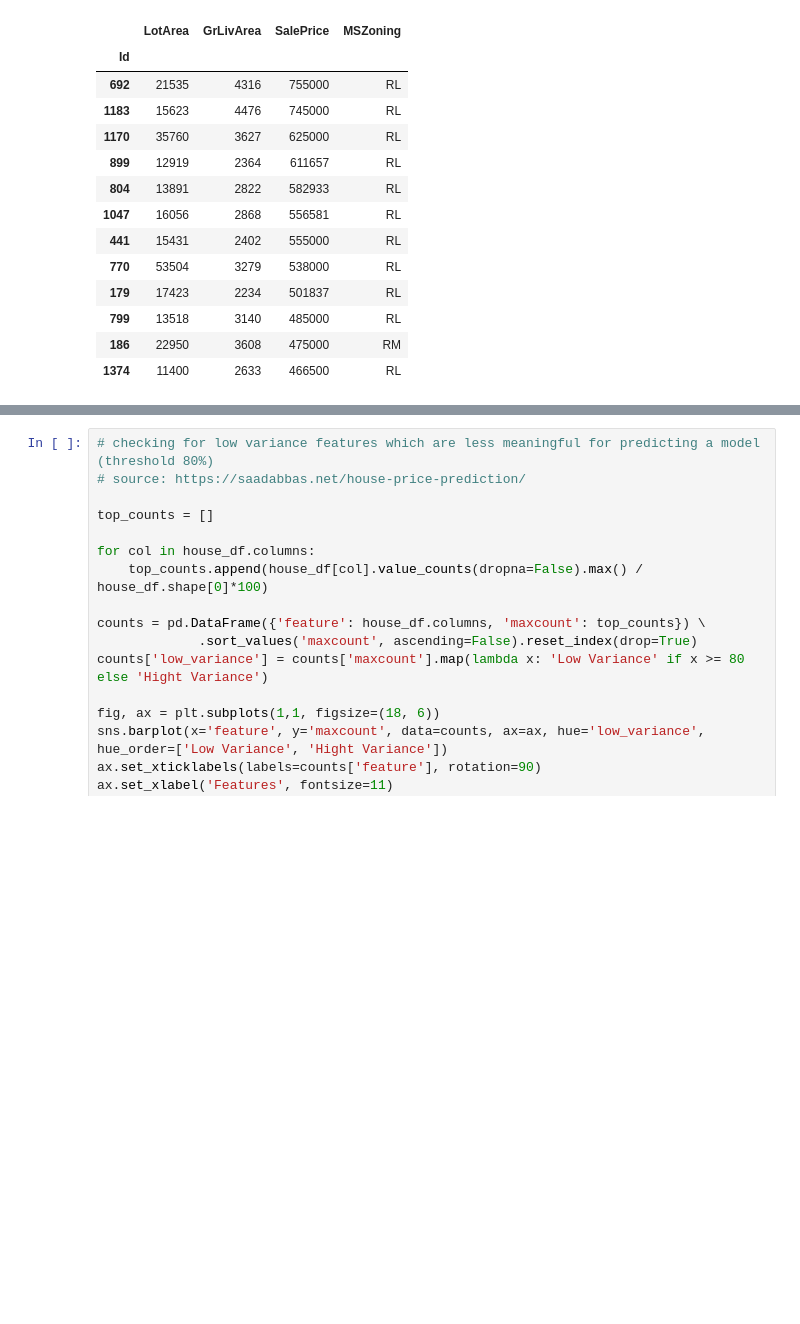
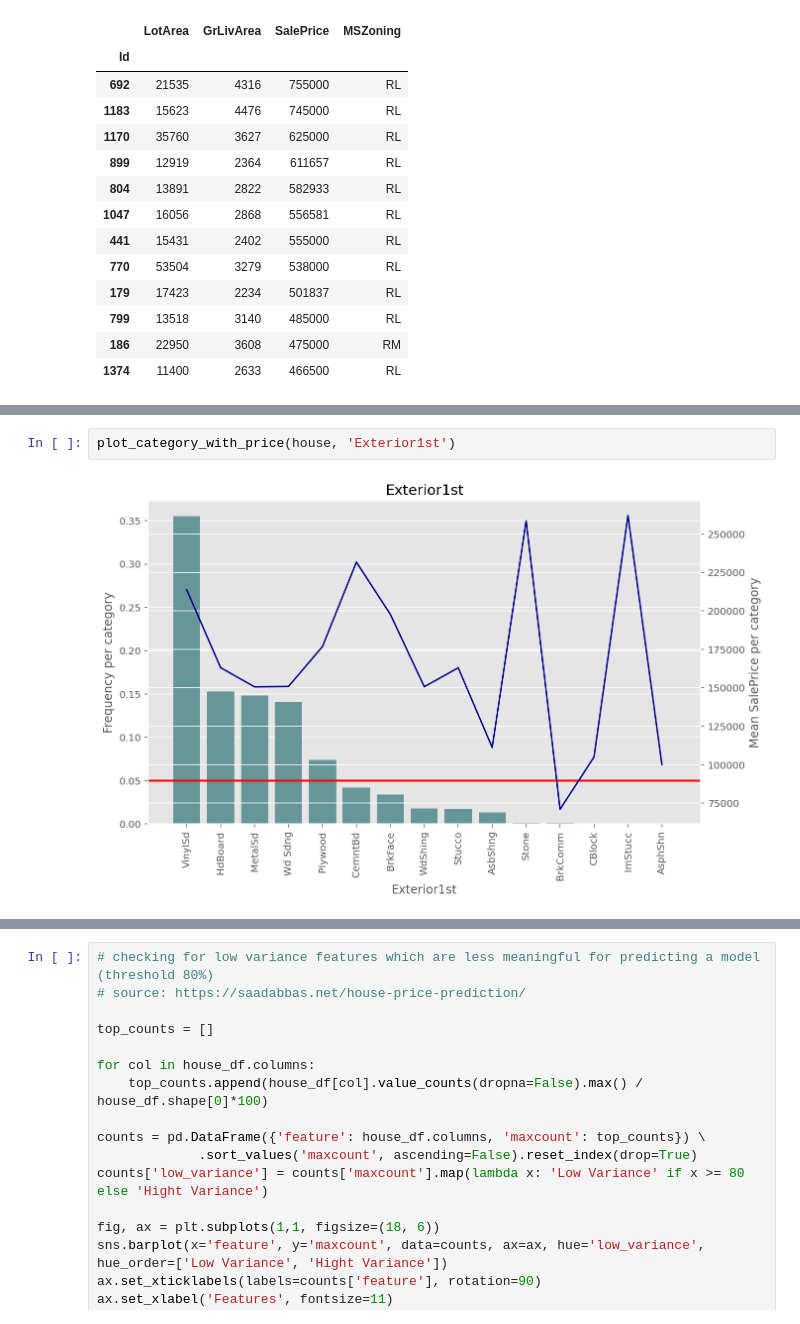
Before and after one commit to androi7/ds-mini-projects, a Jupyter notebook: House-Prices/House_Prices.ipynb, the cells around one changed output, grey strips where cells are left out. Drawn from its saved outputs; the diff is of its cells as text; blank space fills up the shorter version.

```diff
--- a/House-Prices/House_Prices.ipynb
+++ b/House-Prices/House_Prices.ipynb
@@ -565,0 +647,4 @@ most_expensive_houses[['LotArea', 'GrLivArea', 'SalePrice', 'MSZoning']]
+# %%
+plot_category_with_price(house, 'Exterior1st')
+# %% [output]
+[figure, added]
```
Also changed, not shown: parts of 20 cells of this notebook.
